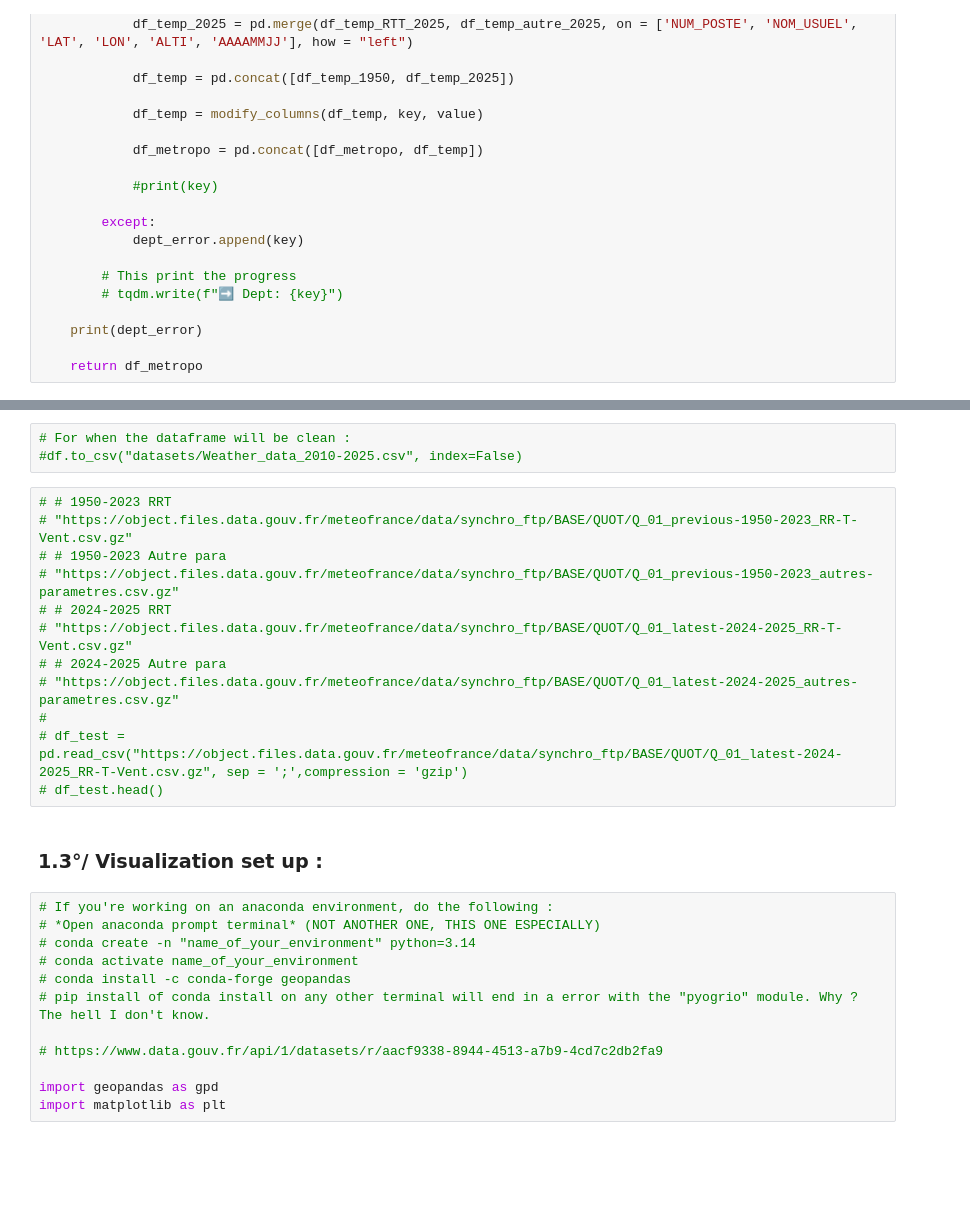
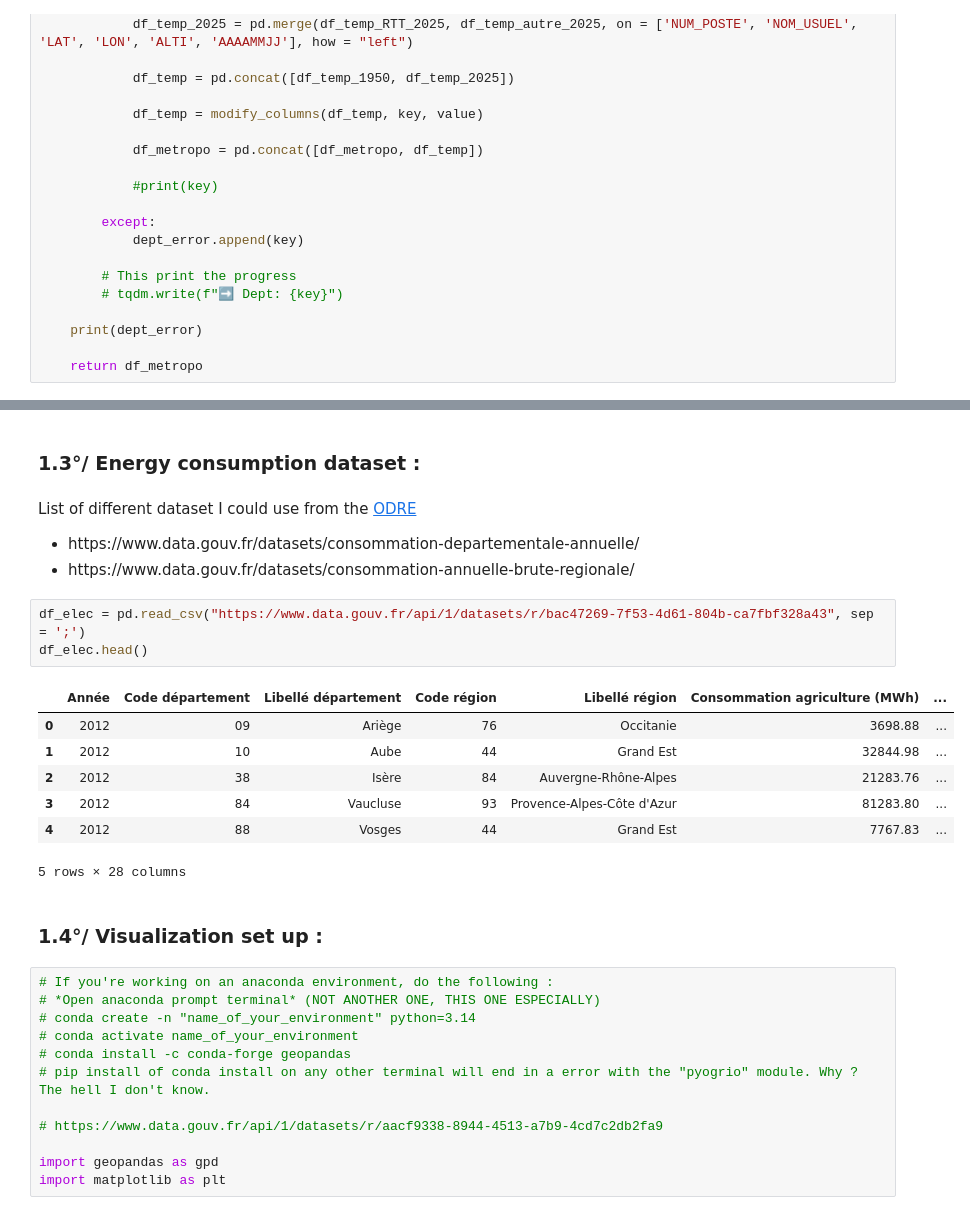
Before and after one commit to Nohalito/Weather-prediction, a Jupyter notebook: Predictive methods notebook.ipynb, the cells around one changed output, grey strips where cells are left out. Saved outputs shown, nothing was run; the diff lists cells and outputs as text; blank space fills up the shorter version.

Commit message:
elec

```diff
--- a/Predictive methods notebook.ipynb
+++ b/Predictive methods notebook.ipynb
@@ -325,20 +325,24 @@ df.shape
-# %%
-# For when the dataframe will be clean :
-#df.to_csv("datasets/Weather_data_2010-2025.csv", index=False)
-# %%
-# # 1950-2023 RRT
-# "https://object.files.data.gouv.fr/meteofrance/data/synchro_ftp/BASE/QUOT/Q_01_previous-1950-2023_RR-T-Vent.csv.gz"
-# # 1950-2023 Autre para
-# "https://object.files.data.gouv.fr/meteofrance/data/synchro_ftp/BASE/QUOT/Q_01_previous-1950-2023_autres-parametres.csv.gz"
-# # 2024-2025 RRT
-# "https://object.files.data.gouv.fr/meteofrance/data/synchro_ftp/BASE/QUOT/Q_01_latest-2024-2025_RR-T-Vent.csv.gz"
-# # 2024-2025 Autre para
-# "https://object.files.data.gouv.fr/meteofrance/data/synchro_ftp/BASE/QUOT/Q_01_latest-2024-2025_autres-parametres.csv.gz"
-#
-# df_test = pd.read_csv("https://object.files.data.gouv.fr/meteofrance/data/synchro_ftp/BASE/QUOT/Q_01_latest-2024-2025_RR-T-Vent.csv.gz", sep = ';',compression = 'gzip')
-# df_test.head()
+# %% [markdown]
+### 1.3°/ Energy consumption dataset :
+# %% [markdown]
+List of different dataset I could use from the <a href = "https://www.data.gouv.fr/organizations/open-data-reseaux-energies-1/">ODRE</a>
+<ul>
+    <li>https://www.data.gouv.fr/datasets/consommation-departementale-annuelle/</li>
+    <li>https://www.data.gouv.fr/datasets/consommation-annuelle-brute-regionale/</li>
+</ul>
+# %%
+df_elec = pd.read_csv("https://www.data.gouv.fr/api/1/datasets/r/bac47269-7f53-4d61-804b-ca7fbf328a43", sep = ';')
+df_elec.head()
+# %% [output]
+|  | Année | Code département | Libellé département | Code région | Libellé région | Consommation agriculture (MWh) | ... |
+| 0 | 2012 | 09 | Ariège | 76 | Occitanie | 3698.88 | ... |
+| 1 | 2012 | 10 | Aube | 44 | Grand Est | 32844.98 | ... |
+| 2 | 2012 | 38 | Isère | 84 | Auvergne-Rhône-Alpes | 21283.76 | ... |
+| 3 | 2012 | 84 | Vaucluse | 93 | Provence-Alpes-Côte d'Azur | 81283.80 | ... |
+| 4 | 2012 | 88 | Vosges | 44 | Grand Est | 7767.83 | ... |
+5 rows × 28 columns
 # %% [markdown]
-### 1.3°/ Visualization set up :
+### 1.4°/ Visualization set up :
 # %%
 # If you're working on an anaconda environment, do the following :
 # *Open anaconda prompt terminal* (NOT ANOTHER ONE, THIS ONE ESPECIALLY)
```
Also changed, not shown: parts of 2 cells of this notebook, 1 other file.
